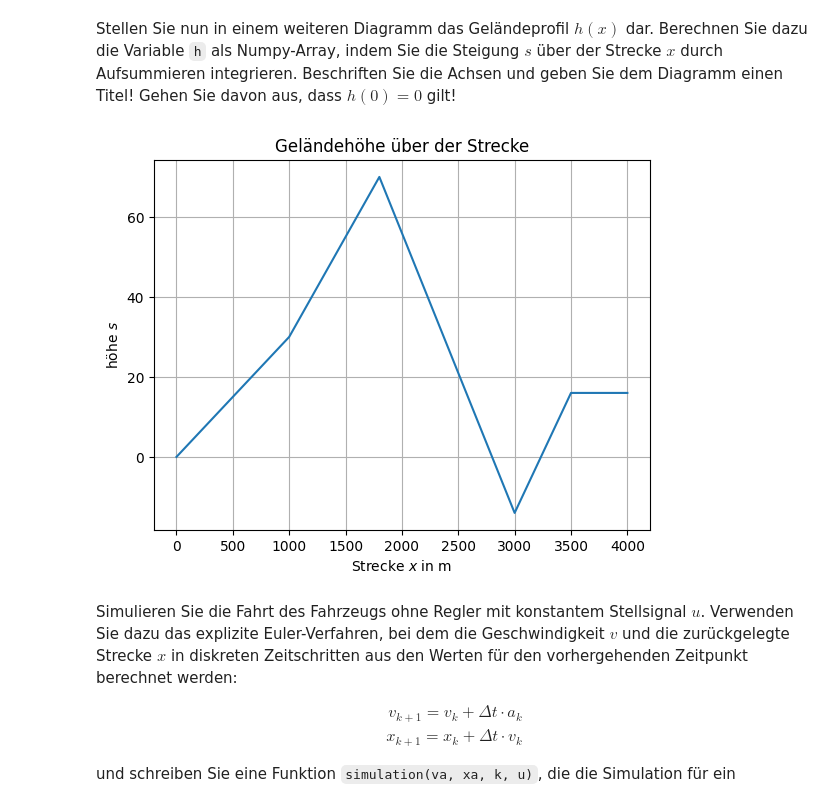
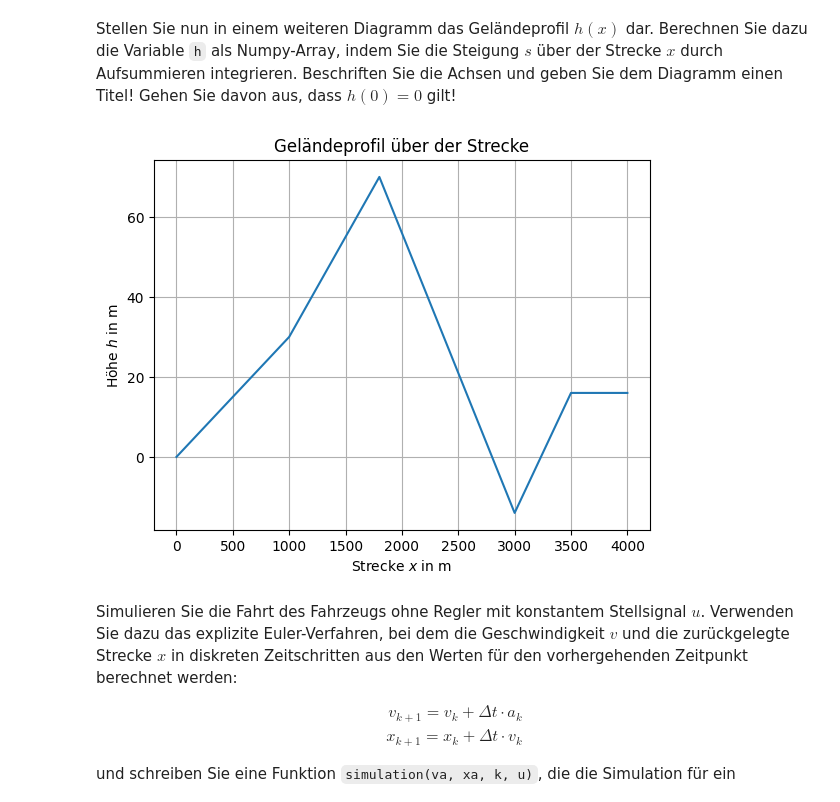
Before and after one commit to fieteschmelzer/PythonFuerIngenieure, a Jupyter notebook: PA/PA3_tempomat.ipynb, the cells around one changed output. Drawn from its saved outputs; the diff is of its cells as text; code cells hidden in the pictures.

```diff
--- a/PA/PA3_tempomat.ipynb
+++ b/PA/PA3_tempomat.ipynb
@@ -149,24 +149,22 @@ assert np.isclose(steigung(4000), 0.0)
 Stellen Sie nun in einem weiteren Diagramm das Geländeprofil $h(x)$ dar. Berechnen Sie dazu die Variable `h` als Numpy-Array, indem Sie die Steigung $s$ über der Strecke $x$ durch Aufsummieren integrieren. Beschriften Sie die Achsen und geben Sie dem Diagramm einen Titel! Gehen Sie davon aus, dass $h(0)=0$ gilt!
 # %%
 # Hier eigenen Code schreiben ...
-h = np.array([0])
+x_max = 4000
+x = np.arange(0, x_max + dx, dx)
 
-x_max = 4000
-
-x = np.arange(0, x_max + dx, dx)
+# h(0)=0, danach Steigung aufsummieren (numerische Integration)
 h = np.concatenate(([0.0], np.cumsum(steigung(x[:-1]) * dx)))
 
-# Diagramm: Steigung über der Strecke
-x_plot = np.arange(0, 4000 + dx, dx)
+# Diagramm: Geländeprofil über der Strecke
 plt.figure()
-plt.plot(x_plot, h)
+plt.plot(x, h)
 plt.xlabel('Strecke $x$ in m')
-plt.ylabel('höhe $s$')
-plt.title('Geländehöhe über der Strecke')
+plt.ylabel('Höhe $h$ in m')
+plt.title('Geländeprofil über der Strecke')
 plt.grid(True)
 plt.show()
 # %% [output]
-[figure, old version]
+[figure, new version]
 # %%
 # Hier sind Plausibilitäts-Tests:
 assert isinstance(h, np.ndarray)
```
Also changed, not shown: parts of 3 cells of this notebook.
